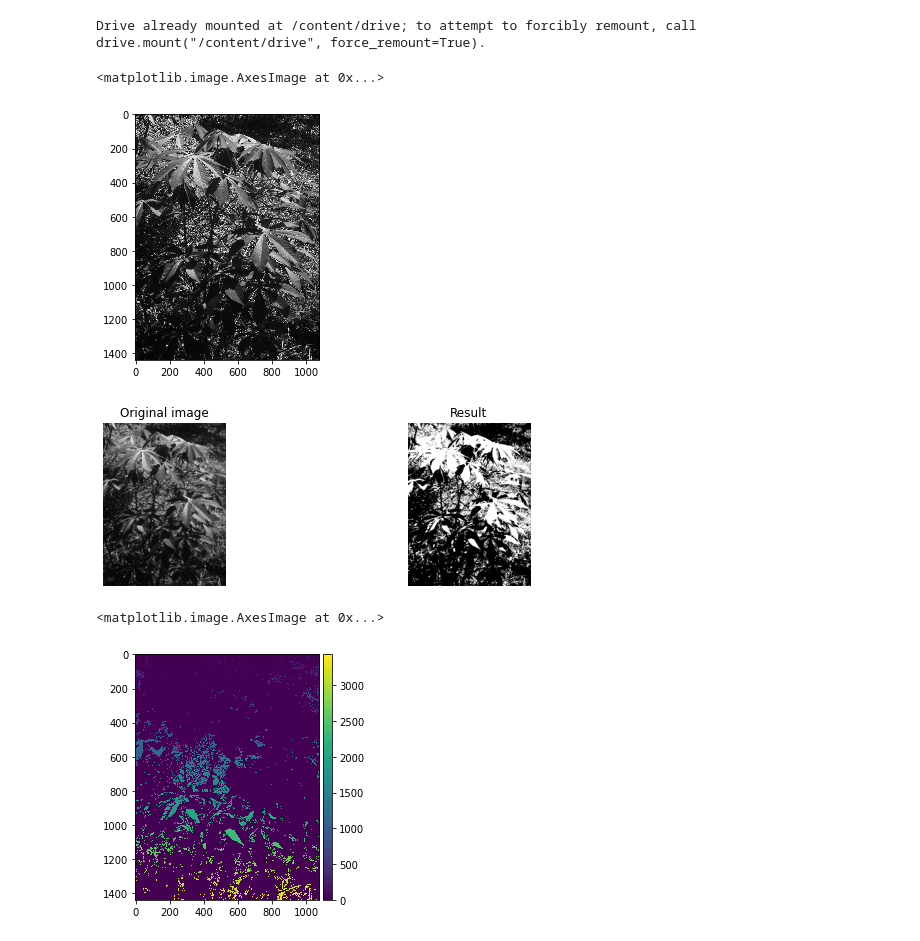
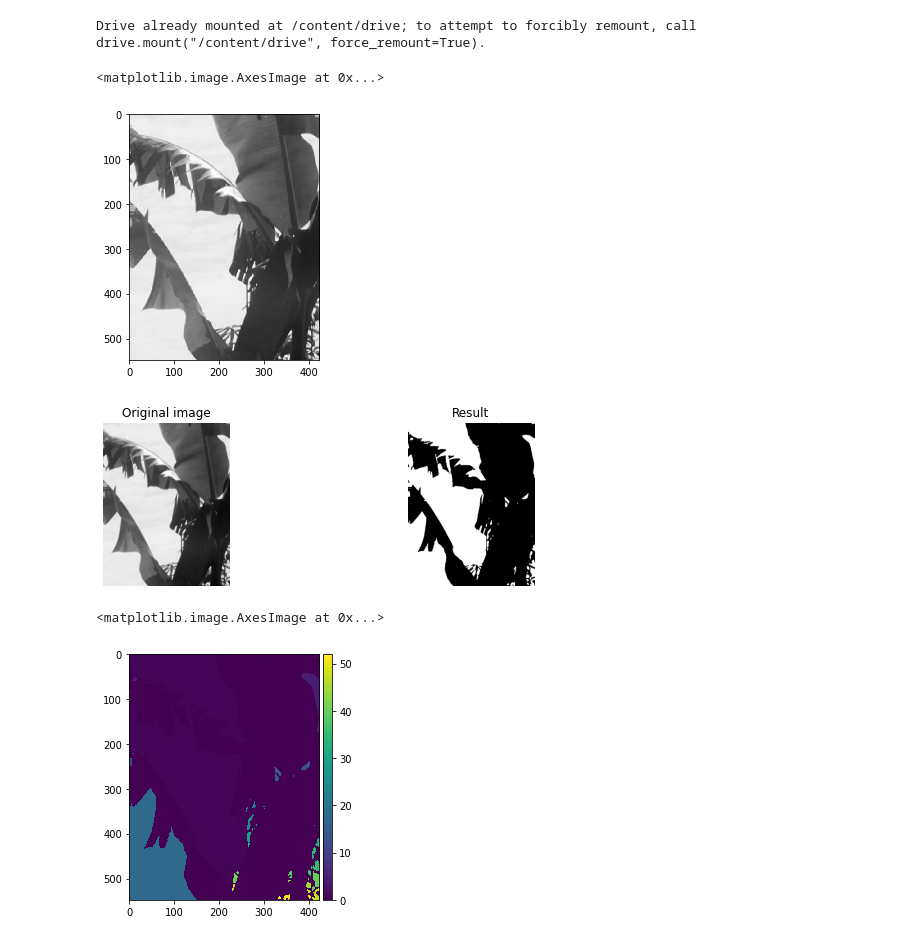
Before and after one commit to pirumba/computer_vision, a Jupyter notebook: cropsknnclassfier.ipynb, the cells around one changed output. Drawn from its saved outputs; the diff is of its cells as text; code cells hidden in the pictures.

```diff
--- a/cropsknnclassfier.ipynb
+++ b/cropsknnclassfier.ipynb
@@ -22,16 +22,16 @@ drive.mount('/content/drive')
 Drive already mounted at /content/drive; to attempt to forcibly remount, call drive.mount("/content/drive", force_remount=True).
 # %%
  # get the filenames of the leaves under the directory “Leaves”
-path = "/content/drive/MyDrive/cropped/unknown/"
+path = "/content/drive/MyDrive/cropped/banana/"
 image_path_list = os.listdir(path)
  # looking at the first image
 i = 0
 image_path = image_path_list[i]
 image = rgb2gray(imread(path+image_path))
 imshow((image))
 # %% [output]
 <matplotlib.image.AxesImage at 0x...>
-[figure, old version]
+[figure, new version]
 # %%
 thresh = threshold_mean(image)
 binary = image > thresh
@@ -47,13 +47,13 @@ for a in ax:
     a.axis('off')
 plt.show()
 # %% [output]
-[figure, old version]
+[figure, new version]
 # %%
 label_img = label(binary)
 imshow(label_img)
 # %% [output]
 <matplotlib.image.AxesImage at 0x...>
-[figure, old version]
+[figure, new version]
 # %%
 table = pd.DataFrame(regionprops_table(label_img, image,
                                        ['convex_area', 'area',
```
Also changed, not shown: parts of 12 cells of this notebook.
